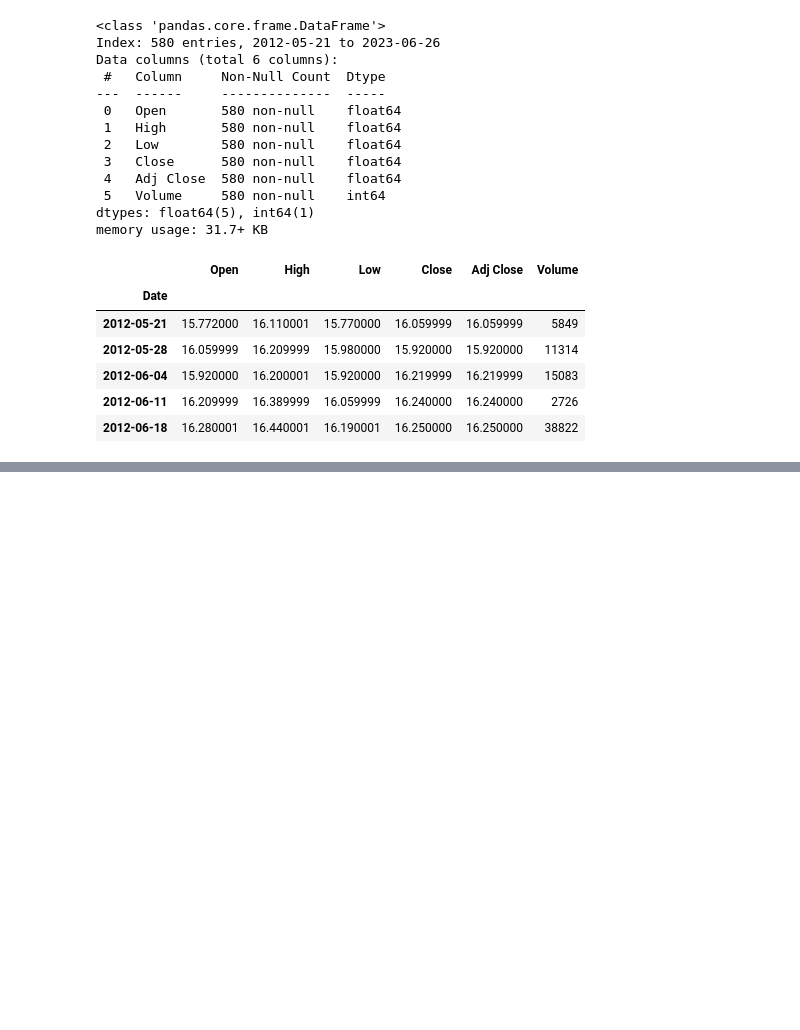
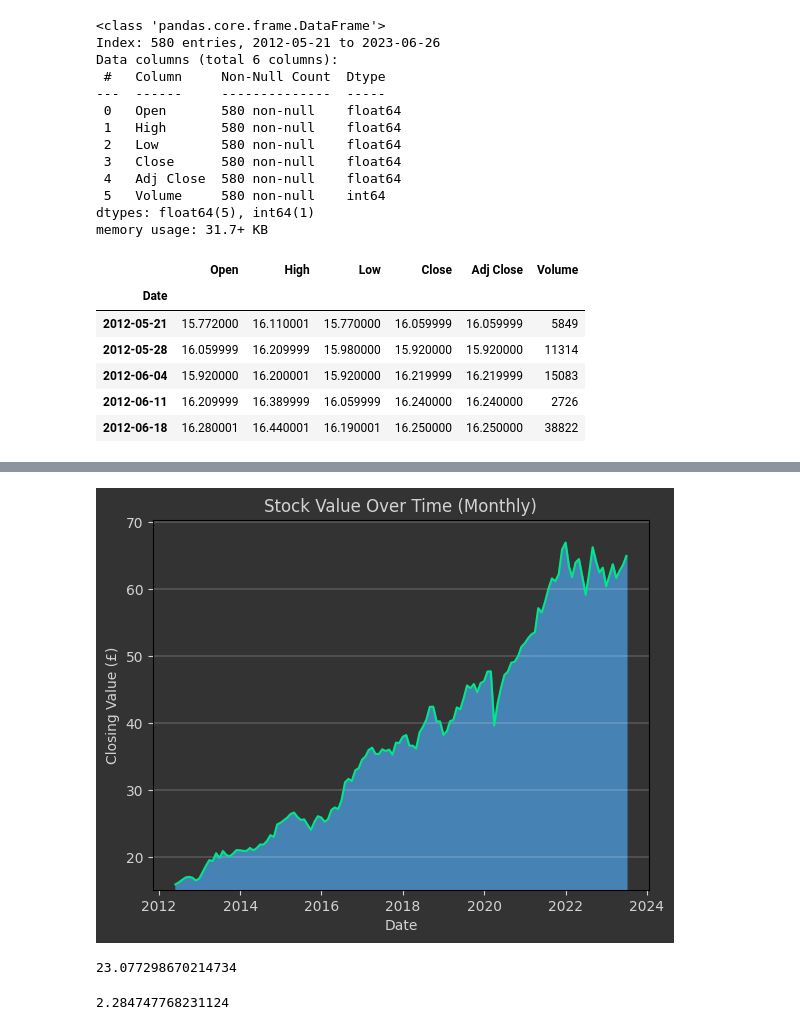
Before and after one commit to ydusf/VUSA-Market-Analysis, a Jupyter notebook: analysis/vusa_analysis.ipynb, the cells around one changed output, grey strips where cells are left out. Drawn from its saved outputs; the diff is of its cells as text; code cells hidden in the pictures; blank space fills up the shorter version.

Commit message:
temporary calculation of average return rate;

```diff
--- a/analysis/vusa_analysis.ipynb
+++ b/analysis/vusa_analysis.ipynb
@@ -77,0 +90,19 @@ plot_stock_value(prev_year_dates, prev_year_close, date_locator=mdates.MonthLoca
+# %%
+plot_stock_value(max_monthly_dates, max_monthly_close, date_locator=mdates.YearLocator(2))
+# %% [output]
+[figure, added]
+# %%
+monthly_return_rate = (((max_monthly_close[-1] - max_monthly_close[0]) / max_monthly_close[0]) * 100) / len(max_monthly_close)
+
+yearly_vusa_data = vusa_history.resample('Y').mean()
+max_yearly_close = yearly_vusa_data['Close']
+
+yearly_return_rate = (((max_yearly_close[-1] - max_yearly_close[0]) / max_yearly_close[0]) * 100) / len(max_yearly_close)
+
+print(yearly_return_rate)
+
+
+monthly_return_rate
+# %% [output]
+23.077298670214734
+2.284747768231124
```
Also changed, not shown: parts of 3 cells of this notebook.
